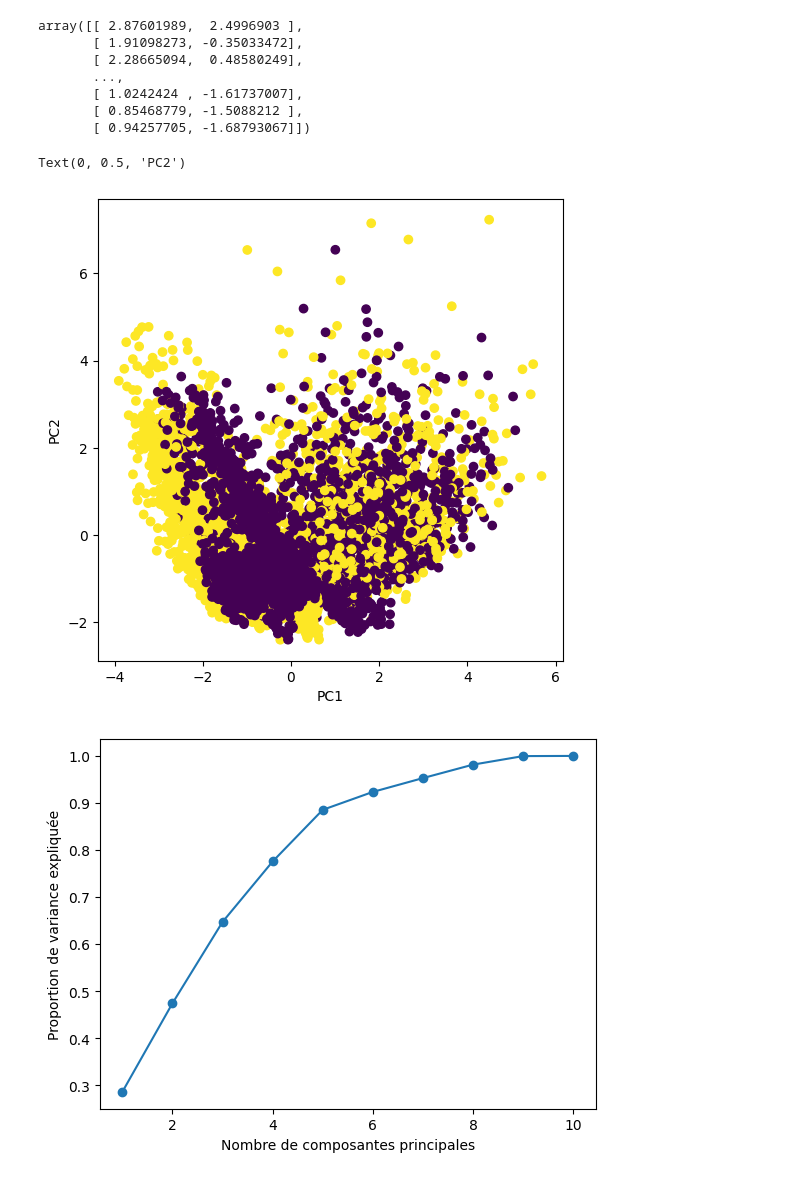
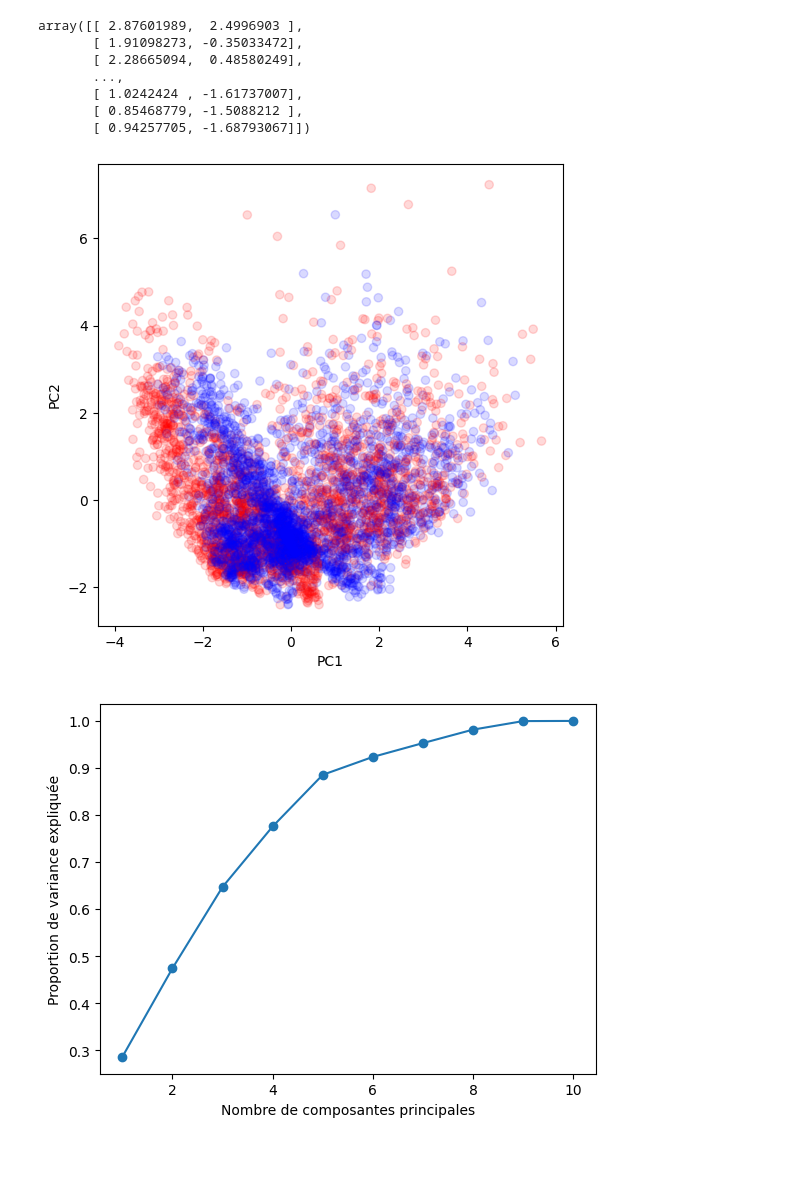
Before and after one commit to VDeumier/Projet_SDD, a Jupyter notebook: Projet_SDD_2024.ipynb, the cells around one changed output. Saved outputs shown, nothing was run; the diff lists cells and outputs as text; code cells hidden in the pictures.

```diff
--- a/Projet_SDD_2024.ipynb
+++ b/Projet_SDD_2024.ipynb
@@ -139,12 +139,12 @@ array([[ 2.87601989,  2.4996903 ],
        [ 0.94257705, -1.68793067]])
 # %%
 fig = plt.figure(figsize=(6, 6))
-plt.scatter(X_projected[:,0], X_projected[:,1], c = df_public["couvert"], )
+plt.scatter(X_projected[:,0], X_projected[:,1], c = df_public["couvert"], cmap='bwr', alpha = 0.15)
 plt.xlabel("PC1")
 plt.ylabel("PC2")
+plt.show()
 # %% [output]
-Text(0, 0.5, 'PC2')
-[figure, old version]
+[figure, new version]
 # %%
 pca = decomposition.PCA(n_components=10)
 pca.fit(X_scaled)
```
Also changed, not shown: parts of 5 cells of this notebook.
